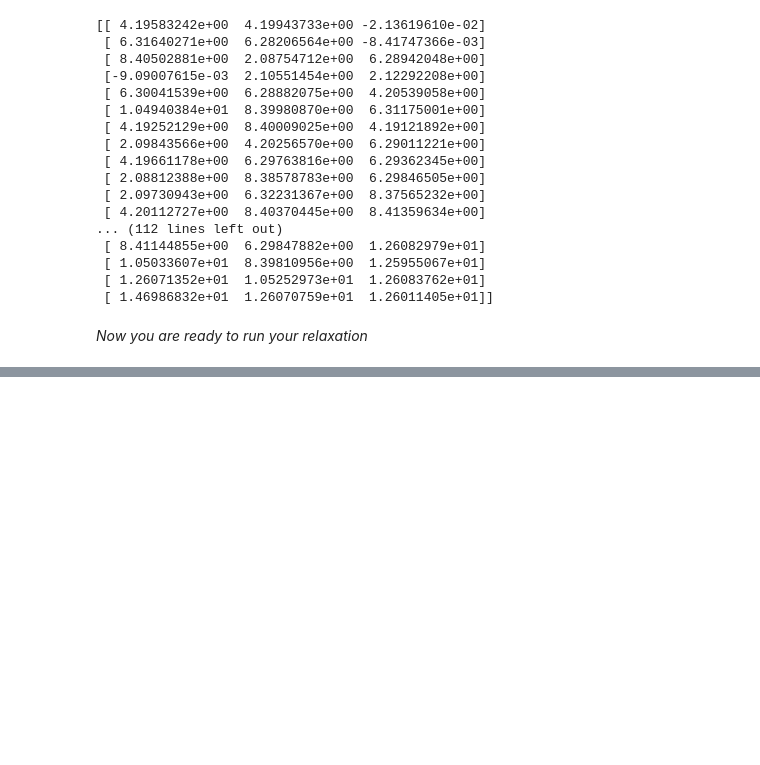
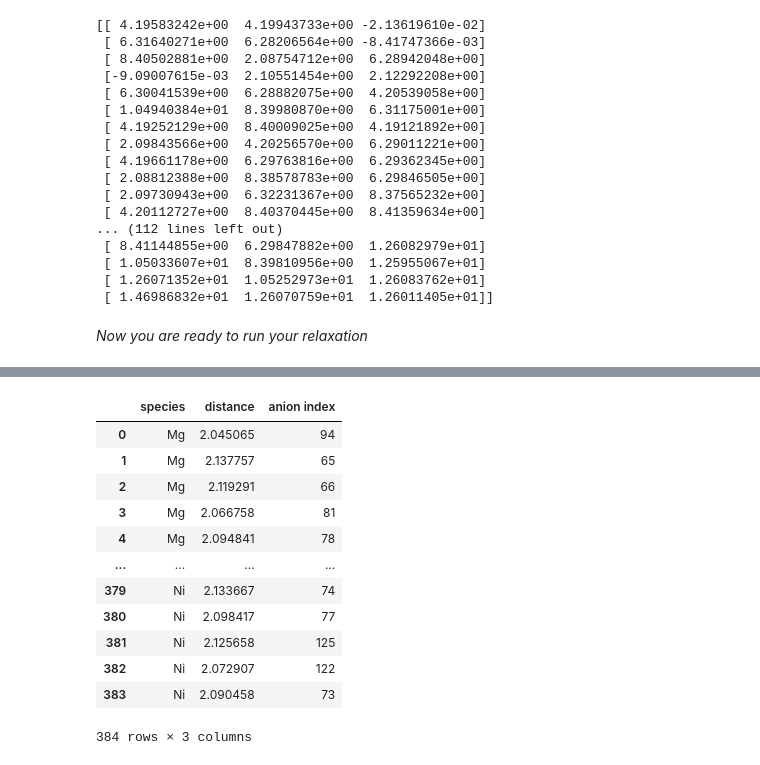
Before and after one commit to jsivak7/pytheos, a Jupyter notebook: examples/MgCoNiCuZnO_vasp.ipynb, the cells around one changed output, grey strips where cells are left out. Saved outputs shown, nothing was run; the diff lists cells and outputs as text; code cells hidden in the pictures; blank space fills up the shorter version.

```diff
--- a/examples/MgCoNiCuZnO_vasp.ipynb
+++ b/examples/MgCoNiCuZnO_vasp.ipynb
@@ -148,0 +192,16 @@ print(poscar_rattled.positions)
+# %%
+extracted_bondlengths
+# %% [output]
+|  | species | distance | anion index |
+| 0 | Mg | 2.045065 | 94 |
+| 1 | Mg | 2.137757 | 65 |
+| 2 | Mg | 2.119291 | 66 |
+| 3 | Mg | 2.066758 | 81 |
+| 4 | Mg | 2.094841 | 78 |
+| ... | ... | ... | ... |
+| 379 | Ni | 2.133667 | 74 |
+| 380 | Ni | 2.098417 | 77 |
+| 381 | Ni | 2.125658 | 125 |
+| 382 | Ni | 2.072907 | 122 |
+| 383 | Ni | 2.090458 | 73 |
+384 rows × 3 columns
```
Also changed, not shown: parts of 7 cells of this notebook, 51 other files.
